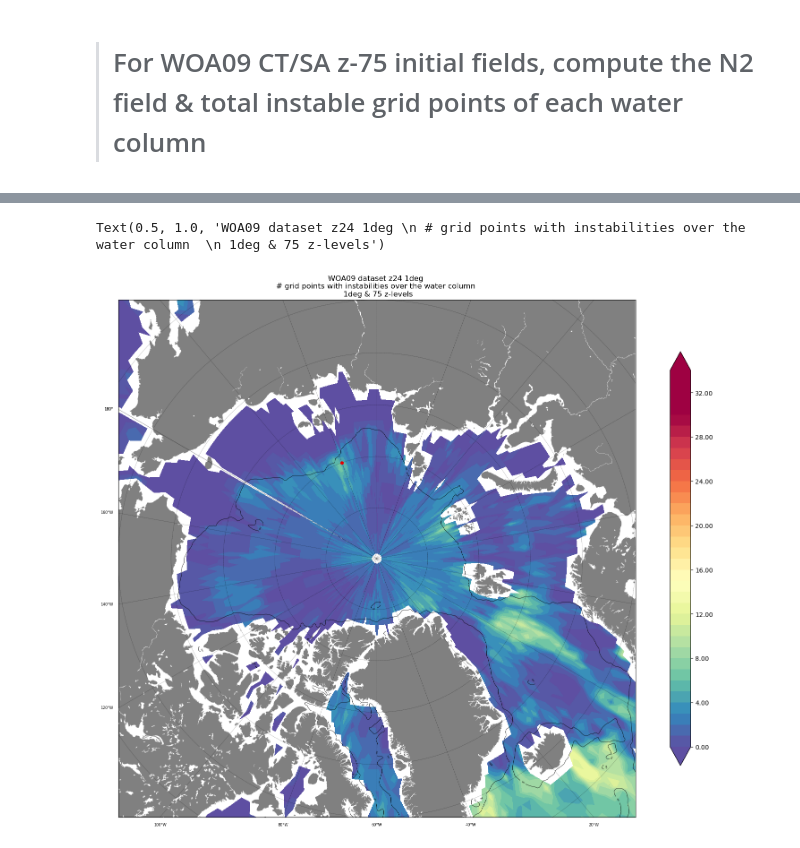
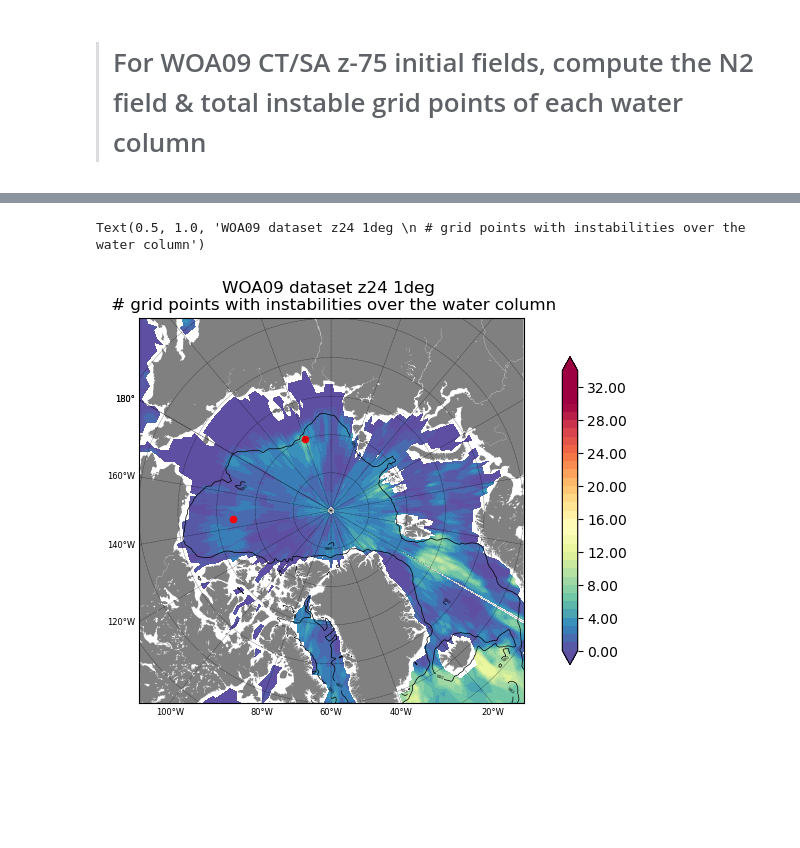
Before and after one commit to ctalandi/TOOLS, a Jupyter notebook: OTHERS/WOA2009/STABILITY/WOA09_SACT_StabilityCheck.ipynb, the cells around one changed output, grey strips where cells are left out. Cells and saved outputs as stored; diff of their text form; code cells hidden in the pictures; blank space fills up the shorter version.

```diff
--- a/OTHERS/WOA2009/STABILITY/WOA09_SACT_StabilityCheck.ipynb
+++ b/OTHERS/WOA2009/STABILITY/WOA09_SACT_StabilityCheck.ipynb
@@ -362,9 +429,5 @@ INDIR='/data0/project/drakkar/REFERENCE_DATA/WOA2009/DATA/1degx1deg/'
 ds_initT=xr.open_mfdataset(INDIR+'woa09_temperature_monthly_1deg.nc',\
                           drop_variables=['t_mn','t_dd','t_dd','t_ma','t_sd','t_se','t_oa','t_gp'],\
                           decode_times=False)
-
-# Shfit longitudes from 0,360 to -180/+180 as variables
-ds_initT = ds_initT.assign_coords(lon=(((ds_initT.lon + 180) % 360) - 180))
-ds_initT = ds_initT.sortby('lon')
 ds_initT
 # %% [output]
@@ -439,9 +502,5 @@ INDIR='/data0/project/drakkar/REFERENCE_DATA/WOA2009/DATA/1degx1deg/'
 ds_initS=xr.open_mfdataset(INDIR+'woa09_salinity_monthly_1deg.nc',\
                           drop_variables=['s_mn','s_dd','s_dd','s_ma','s_sd','s_se','s_oa','s_gp'],\
                           decode_times=False)
-
-# Shfit longitudes from 0,360 to -180/+180 as variables
-ds_initS = ds_initS.assign_coords(lon=(((ds_initS.lon + 180) % 360) - 180))
-ds_initS = ds_initS.sortby('lon')
 ds_initS
 # %% [output]
@@ -743,11 +808,15 @@ Text(0.5, 1.0, 'WOA09 dataset AFTER stabilisation with GSW \n # grid points with
 # %%
-plt.figure(figsize=(20,15))
+plt.figure(figsize=(10,5))
 Arc_Bat(ztype='isol500')
 m=Arc_plot(wlon2D,wlat2D,ds_woa09['Instab'],np.arange(0,35),[0.,30.],zmy_cmap='Spectral_r')
+loc_x=140  ;  loc_y=80
 x,y = m(loc_x,loc_y)
 m.scatter(x,y,20,marker='o', color='r')
-plt.title( 'WOA09 dataset z24 1deg \n # grid points with instabilities over the water column  \n 1deg & 75 z-levels')
+loc_x=215  ;  loc_y=77
+x,y = m(loc_x,loc_y)
+m.scatter(x,y,20,marker='o', color='r')
+plt.title( 'WOA09 dataset z24 1deg \n # grid points with instabilities over the water column')
 # %% [output]
-Text(0.5, 1.0, 'WOA09 dataset z24 1deg \n # grid points with instabilities over the water column  \n 1deg & 75 z-levels')
+Text(0.5, 1.0, 'WOA09 dataset z24 1deg \n # grid points with instabilities over the water column')
-[figure, old version]
+[figure, new version]
 # %%
```
Also changed, not shown: parts of 34 cells of this notebook, 1 other file.
